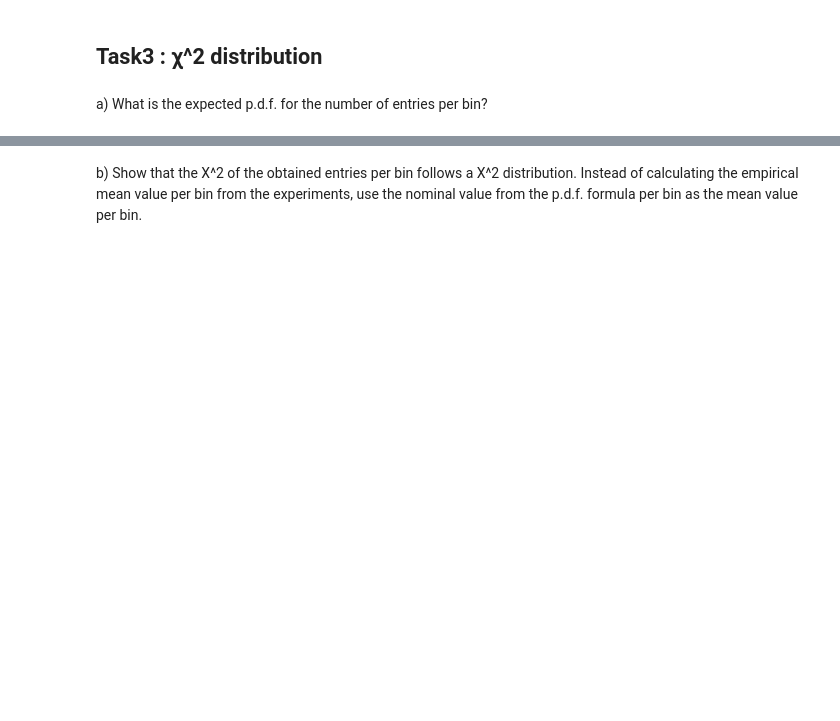
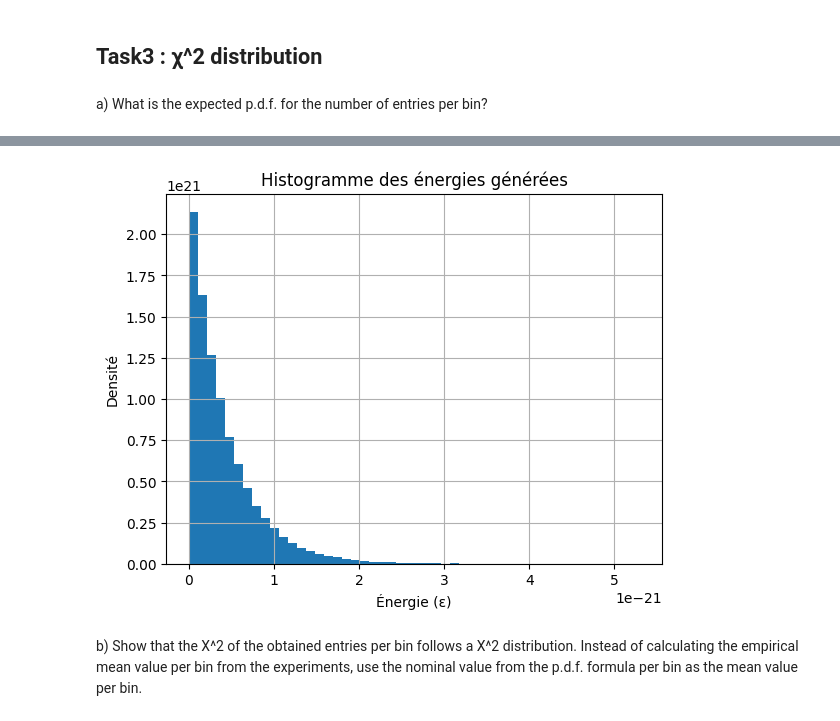
Before and after one commit to Gabewitt/Stats-Project, a Jupyter notebook: V_Final_Project_Notebook.ipynb, the cells around one changed output, grey strips where cells are left out. Saved outputs shown, nothing was run; the diff lists cells and outputs as text; code cells hidden in the pictures; blank space fills up the shorter version.

```diff
--- a/V_Final_Project_Notebook.ipynb
+++ b/V_Final_Project_Notebook.ipynb
@@ -538,2 +478,35 @@ NameError: name 'size' is not defined
+# %%
+# --- Paramètres globaux ---
+import numpy as np
+import matplotlib.pyplot as plt
+
+kb = 1.3806e-23  # Constante de Boltzmann (J/K)
+T = 30  # Température (K)
+beta = 1 / (kb * T)  # Inverse de la température
+lam = beta  # Paramètre pour la loi exponentielle
+
+# Fonction pour générer des échantillons depuis la loi exponentielle
+def sample_from_proposal(lam, size):
+    """Génère des échantillons à partir d'une loi exponentielle g(ε) = λ exp(-λ ε)."""
+    return np.random.exponential(1 / lam, size)
+
+# --- Génération des énergies et histogramme ---
+def plot_energy_histogram(N, bins):
+    """Trace l'histogramme des énergies générées."""
+    energies = sample_from_proposal(lam, N)
+    plt.hist(energies, bins=bins, density=True)
+    plt.title("Histogramme des énergies générées")
+    plt.xlabel("Énergie (ε)")
+    plt.ylabel("Densité")
+    plt.grid(True)
+    plt.show()
+    return energies
+
+# Exécution pour la question a)
+N = 100000  # Nombre d'échantillons
+bins = 50   # Nombre de bins
+energies = plot_energy_histogram(N, bins)
+# %% [output]
+[figure, added]
 # %% [markdown]
 b) Show that the Χ^2 of the obtained entries per bin follows a Χ^2 distribution. Instead of calculating the empirical mean value per bin from the experiments, use the nominal value from the p.d.f. formula per bin as the mean value per bin.
```
Also changed, not shown: parts of 20 cells of this notebook.
